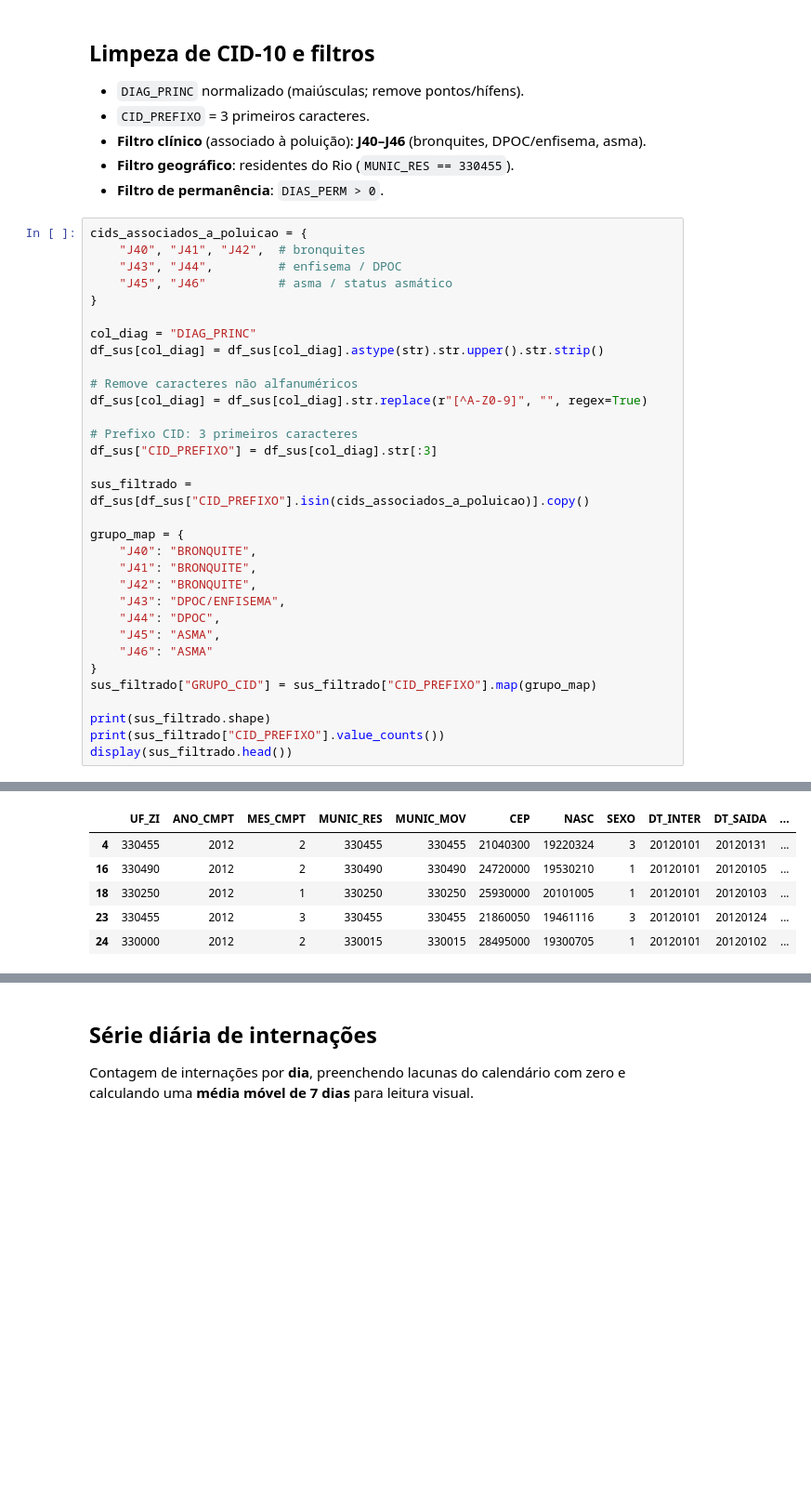
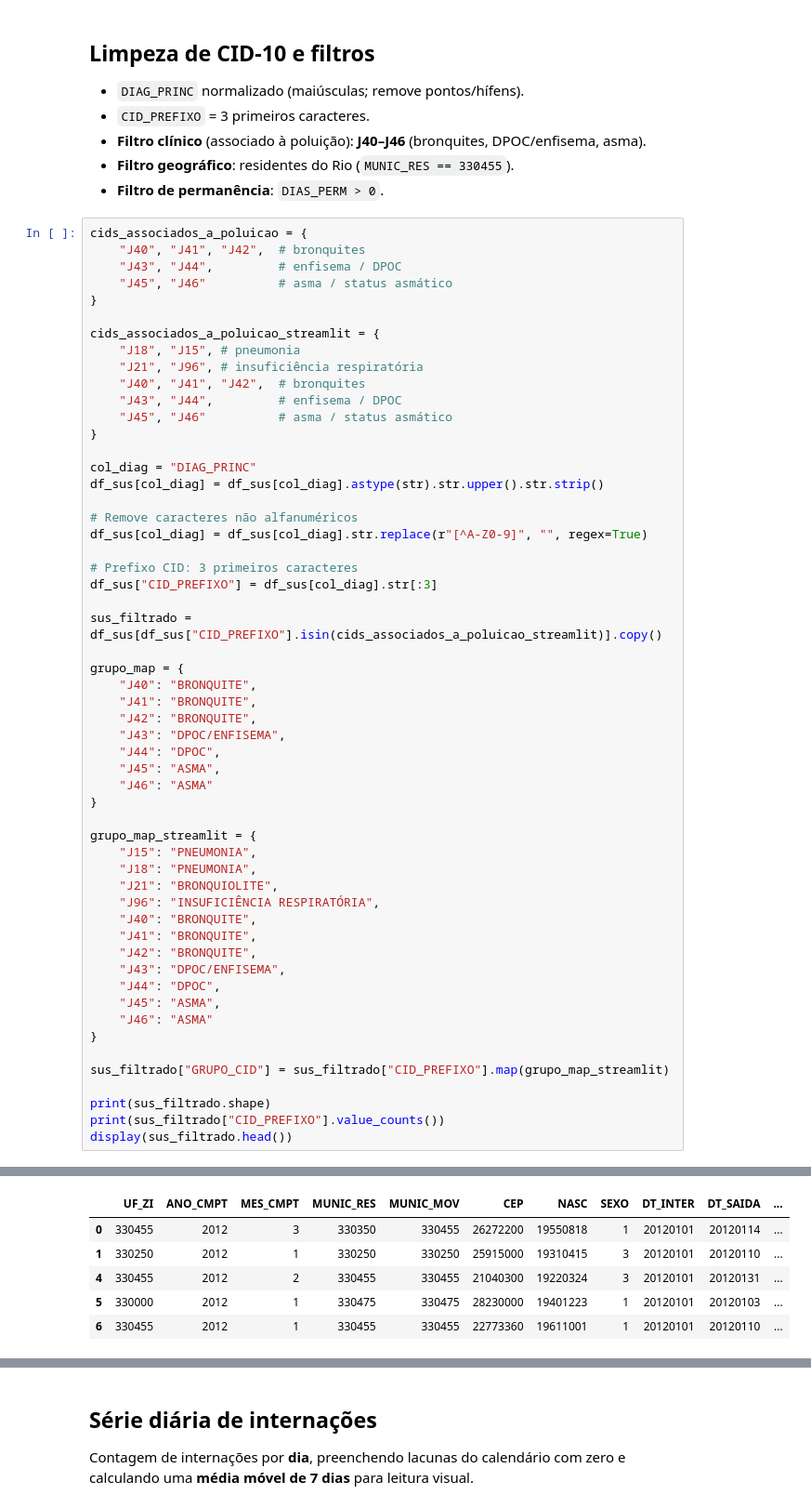
Before and after one commit to AILAB-CEFET-RJ/qualiar, a Jupyter notebook: notebooks/Analise-Exploratoria/Internacoes-RJ/internacoes_rj.ipynb, the cells around one changed output, grey strips where cells are left out. Shown at 93% size. Drawn from its saved outputs; the diff is of its cells as text; blank space fills up the shorter version.

Commit message:
Novo csv de internacoes com base no streamlit

```diff
--- a/notebooks/Analise-Exploratoria/Internacoes-RJ/internacoes_rj.ipynb
+++ b/notebooks/Analise-Exploratoria/Internacoes-RJ/internacoes_rj.ipynb
@@ -330,6 +330,14 @@ Parte 3 salva em: C:\Users\jhter\OneDrive - cefet-rj.br\qualiar\data\datasus\INT
 - **Filtro de permanência**: `DIAS_PERM > 0`.
 # %%
 cids_associados_a_poluicao = {
+    "J40", "J41", "J42",  # bronquites
+    "J43", "J44",         # enfisema / DPOC
+    "J45", "J46"          # asma / status asmático
+}
+
+cids_associados_a_poluicao_streamlit = {
+    "J18", "J15", # pneumonia
+    "J21", "J96", # insuficiência respiratória
     "J40", "J41", "J42",  # bronquites
     "J43", "J44",         # enfisema / DPOC
     "J45", "J46"          # asma / status asmático
@@ -344,7 +352,7 @@ df_sus[col_diag] = df_sus[col_diag].str.replace(r"[^A-Z0-9]", "", regex=True)
 # Prefixo CID: 3 primeiros caracteres
 df_sus["CID_PREFIXO"] = df_sus[col_diag].str[:3]
 
-sus_filtrado = df_sus[df_sus["CID_PREFIXO"].isin(cids_associados_a_poluicao)].copy()
+sus_filtrado = df_sus[df_sus["CID_PREFIXO"].isin(cids_associados_a_poluicao_streamlit)].copy()
 
 grupo_map = {
     "J40": "BRONQUITE",
@@ -355,7 +363,22 @@ grupo_map = {
     "J45": "ASMA",
     "J46": "ASMA"
 }
-sus_filtrado["GRUPO_CID"] = sus_filtrado["CID_PREFIXO"].map(grupo_map)
+
+grupo_map_streamlit = {
+    "J15": "PNEUMONIA",
+    "J18": "PNEUMONIA",
+    "J21": "BRONQUIOLITE",
+    "J96": "INSUFICIÊNCIA RESPIRATÓRIA",
+    "J40": "BRONQUITE",
+    "J41": "BRONQUITE",
+    "J42": "BRONQUITE",
+    "J43": "DPOC/ENFISEMA",
+    "J44": "DPOC",
+    "J45": "ASMA",
+    "J46": "ASMA"
+}
+
+sus_filtrado["GRUPO_CID"] = sus_filtrado["CID_PREFIXO"].map(grupo_map_streamlit)
 
 print(sus_filtrado.shape)
 print(sus_filtrado["CID_PREFIXO"].value_counts())
@@ -373,10 +400,10 @@ J42      8015
 Name: count, dtype: int64
 |  | UF_ZI | ANO_CMPT | MES_CMPT | MUNIC_RES | MUNIC_MOV | CEP | NASC | SEXO | DT_INTER | DT_SAIDA | ... |
+| 0 | 330455 | 2012 | 3 | 330350 | 330455 | 26272200 | 19550818 | 1 | 20120101 | 20120114 | ... |
+| 1 | 330250 | 2012 | 1 | 330250 | 330250 | 25915000 | 19310415 | 3 | 20120101 | 20120110 | ... |
 | 4 | 330455 | 2012 | 2 | 330455 | 330455 | 21040300 | 19220324 | 3 | 20120101 | 20120131 | ... |
-| 16 | 330490 | 2012 | 2 | 330490 | 330490 | 24720000 | 19530210 | 1 | 20120101 | 20120105 | ... |
-| 18 | 330250 | 2012 | 1 | 330250 | 330250 | 25930000 | 20101005 | 1 | 20120101 | 20120103 | ... |
-| 23 | 330455 | 2012 | 3 | 330455 | 330455 | 21860050 | 19461116 | 3 | 20120101 | 20120124 | ... |
-| 24 | 330000 | 2012 | 2 | 330015 | 330015 | 28495000 | 19300705 | 1 | 20120101 | 20120102 | ... |
+| 5 | 330000 | 2012 | 1 | 330475 | 330475 | 28230000 | 19401223 | 1 | 20120101 | 20120103 | ... |
+| 6 | 330455 | 2012 | 1 | 330455 | 330455 | 22773360 | 19611001 | 1 | 20120101 | 20120110 | ... |
 # %%
 #@title Filtrando pelos municípios de interesse (Niterói, São Gonçalo, Magé, Itaboraí, Maricá, Queimados, Duque de Caxias, Mesquita, Nilópolis, Belford Roxo, São João de Meriti, Nova Iguaçu, Rio de Janeiro)
 
```
Also changed, not shown: parts of 4 cells of this notebook, 1 other file.
